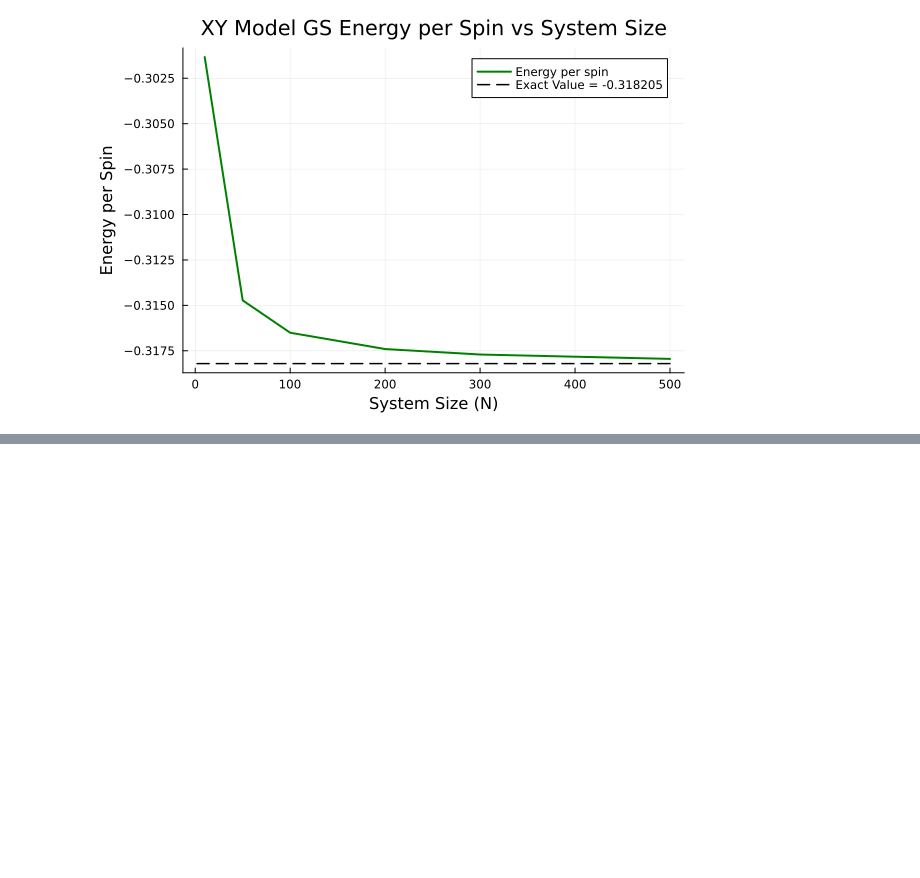
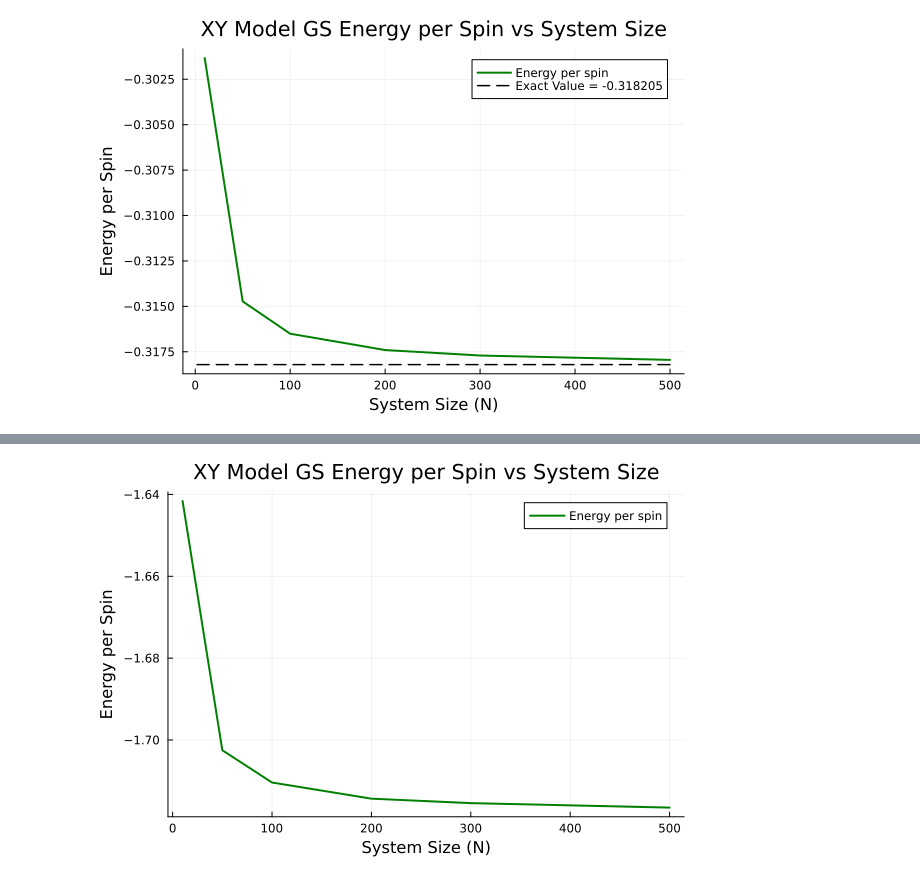
Before and after one commit to wahorvat/tensor-networks, a Jupyter notebook: DMRG-MPS julia/MPO_DMRG_itensors_julia.ipynb, the cells around one changed output, grey strips where cells are left out. Saved outputs shown, nothing was run; the diff lists cells and outputs as text; code cells hidden in the pictures; blank space fills up the shorter version.

Commit message:
Heisenberg Zeeman

```diff
--- a/DMRG-MPS julia/MPO_DMRG_itensors_julia.ipynb
+++ b/DMRG-MPS julia/MPO_DMRG_itensors_julia.ipynb
@@ -49,7 +49,6 @@ chi = 40
 N_values = [10, 50, 100, 200, 300, 500]
 gs_energy = Float64[]
 energy_per_spin = Float64[]
-system_sizes = Int[]  # System sizes (N values)
 
 for N in N_values
     println("Computing for system size N = $N")
@@ -59,9 +58,9 @@ for N in N_values
 
     # Define the XY model Hamiltonian
     os = OpSum()
-    for j in 1:(N-1)
-        os += -0.5, "S+", j, "S-", j+1
-        os += -0.5, "S-", j, "S+", j+1
+    for l=1:N-1
+        os += -0.5, "S+", l, "S-", l+1
+        os += -0.5, "S-", l, "S+", l+1
     end
 
     # Convert to MPO
@@ -79,7 +78,6 @@ for N in N_values
     energy, psi = dmrg(H_mpo, psi0, sweeps)
 
     # Store the results
-    push!(system_sizes, N)
     push!(gs_energy, energy)
     push!(energy_per_spin, energy/N)
 
@@ -127,0 +199,17 @@ plt
+# %%
+plt = plot(system_sizes, energy_per_spin,
+          color=:green,
+          linewidth=2,
+          label="Energy per spin",
+          xlabel="System Size (N)",
+          ylabel="Energy per Spin",
+          title="XY Model GS Energy per Spin vs System Size")
+# plot!(plt, [2, 500], [-0.318205, -0.318205],
+#      line=:dash,
+#      color=:black,
+#      linewidth=1.5,
+#      label="Exact Value = -0.318205")
+savefig("Heis_Zeeman_model_energy.png")
+plt
+# %% [output]
+[figure, added]
```
Also changed, not shown: parts of 3 cells of this notebook, 1 other file.
